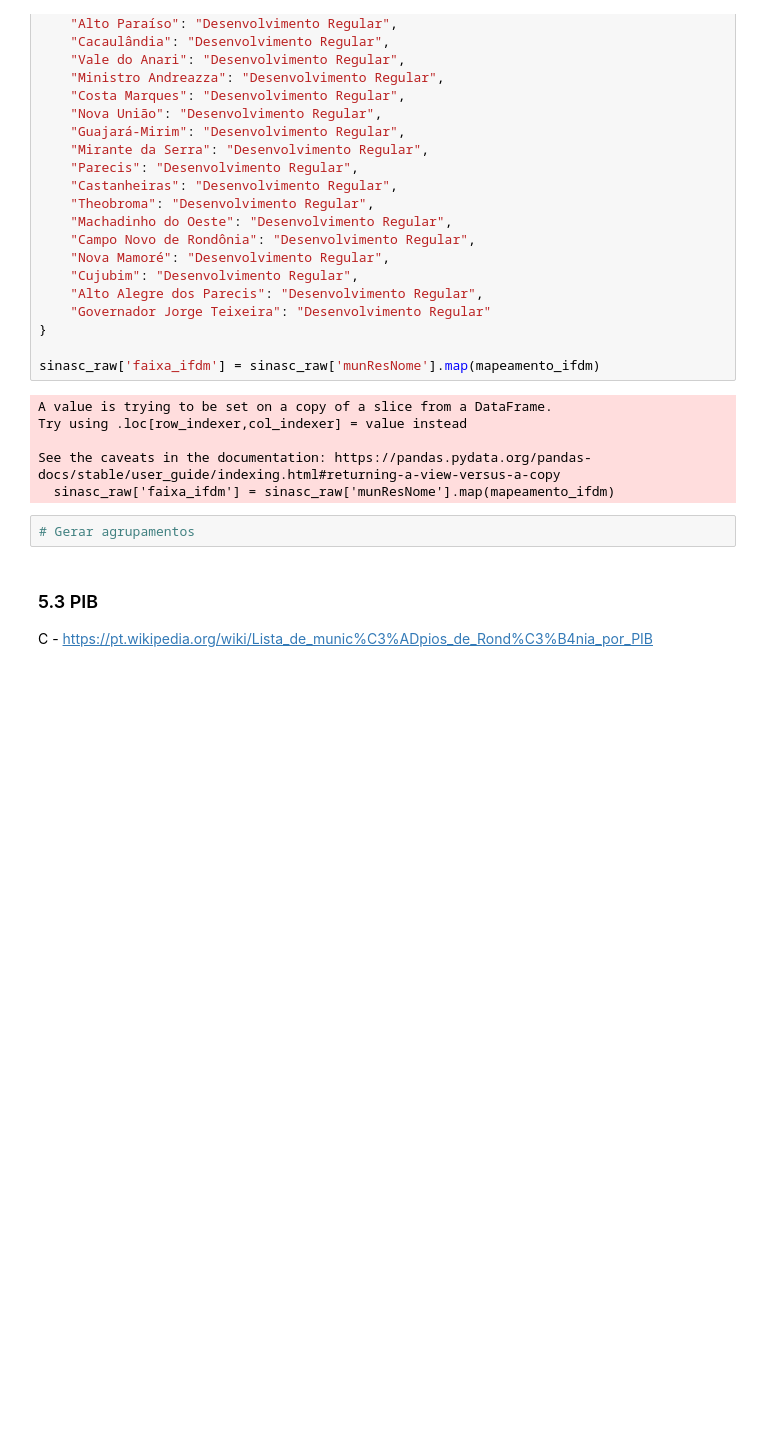
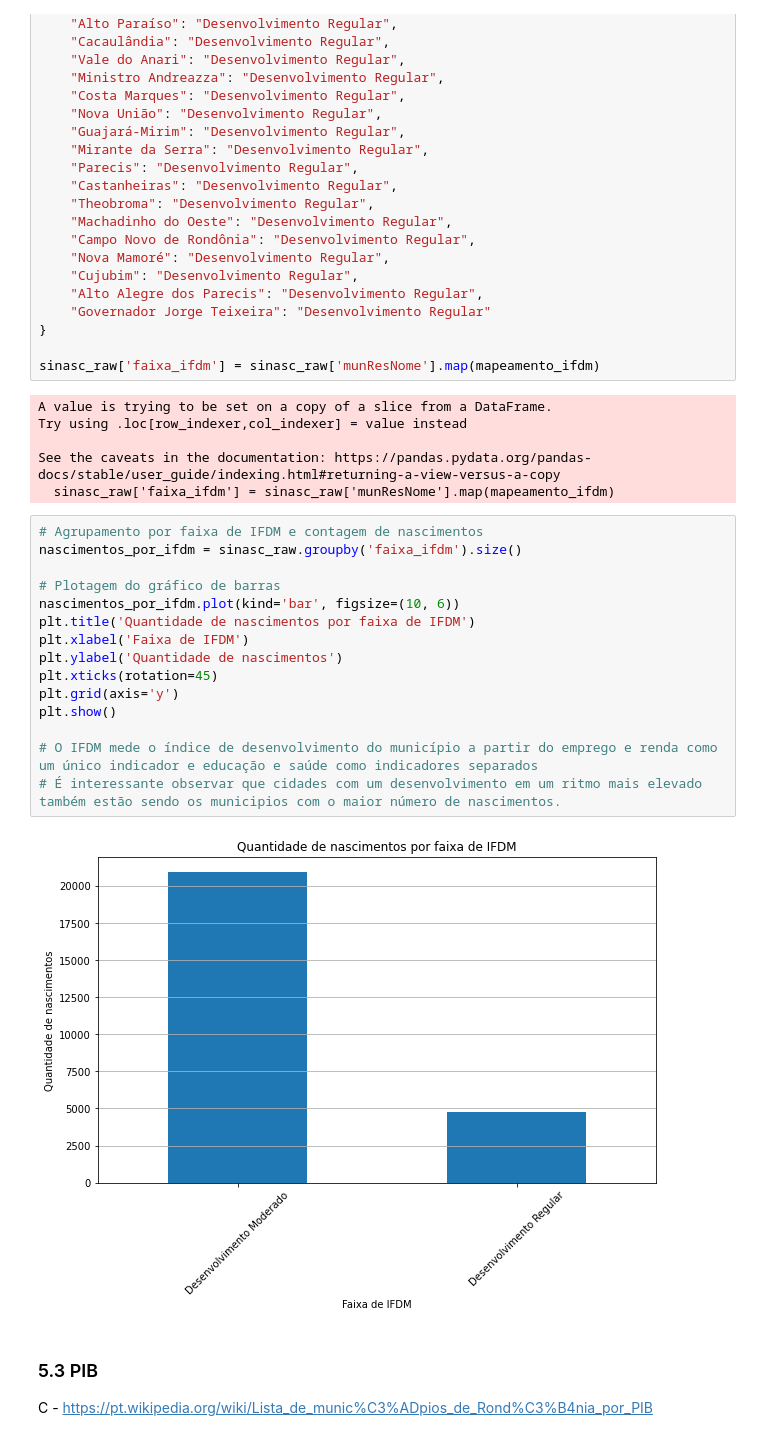
Before and after one commit to brunopeixotoilos/EBAC_CDados, a Jupyter notebook: Mod9Tarefa2 - Bruno Peixoto.ipynb, the cells around one changed output. Cells and saved outputs as stored; diff of their text form; blank space fills up the shorter version.

```diff
--- a/Mod9Tarefa2 - Bruno Peixoto.ipynb
+++ b/Mod9Tarefa2 - Bruno Peixoto.ipynb
@@ -356,8 +401,23 @@ Try using .loc[row_indexer,col_indexer] = value instead
 
 See the caveats in the documentation: https://pandas.pydata.org/pandas-docs/stable/user_guide/indexing.html#returning-a-view-versus-a-copy
   sinasc_raw['faixa_ifdm'] = sinasc_raw['munResNome'].map(mapeamento_ifdm)
-# %%
-# Gerar agrupamentos
+# %%
+# Agrupamento por faixa de IFDM e contagem de nascimentos
+nascimentos_por_ifdm = sinasc_raw.groupby('faixa_ifdm').size()
+
+# Plotagem do gráfico de barras
+nascimentos_por_ifdm.plot(kind='bar', figsize=(10, 6))
+plt.title('Quantidade de nascimentos por faixa de IFDM')
+plt.xlabel('Faixa de IFDM')
+plt.ylabel('Quantidade de nascimentos')
+plt.xticks(rotation=45)
+plt.grid(axis='y')
+plt.show()
+
+# O IFDM mede o índice de desenvolvimento do município a partir do emprego e renda como um único indicador e educação e saúde como indicadores separados
+# É interessante observar que cidades com um desenvolvimento em um ritmo mais elevado também estão sendo os municipios com o maior número de nascimentos.
+# %% [output]
+[figure, added]
 # %% [markdown]
 ### 5.3 PIB
 C - https://pt.wikipedia.org/wiki/Lista_de_munic%C3%ADpios_de_Rond%C3%B4nia_por_PIB
```
Also changed, not shown: parts of 5 cells of this notebook.
